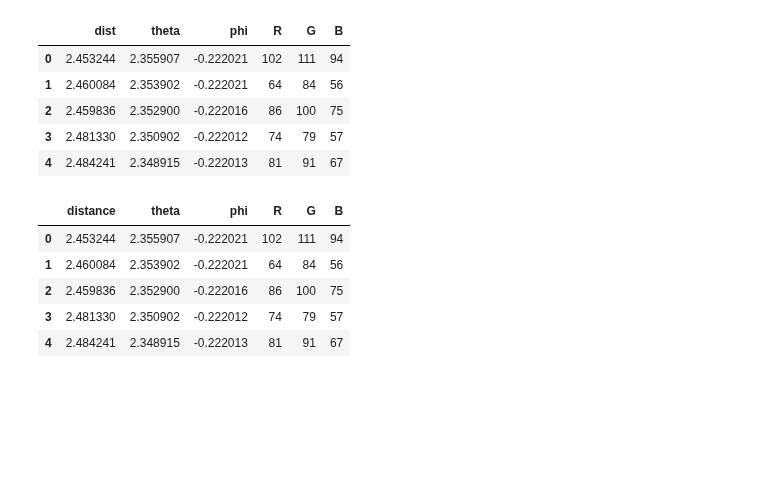
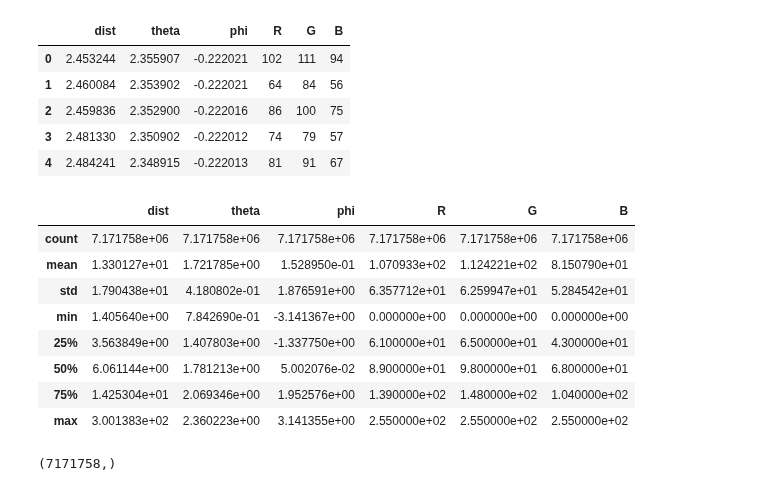
Before and after one commit to adgreer/Lidar, a Jupyter notebook: Laurent/B3 - Raster creation.ipynb, the cells around one changed output. Saved outputs shown, nothing was run; the diff lists cells and outputs as text; code cells hidden in the pictures; blank space fills up the shorter version.

```diff
--- a/Laurent/B3 - Raster creation.ipynb
+++ b/Laurent/B3 - Raster creation.ipynb
@@ -164,11 +168,14 @@ dataset.head()
 | 3 | 2.481330 | 2.350902 | -0.222012 | 74 | 79 | 57 |
 | 4 | 2.484241 | 2.348915 | -0.222013 | 81 | 91 | 67 |
 # %%
-dataset.head()#.describe()
+dataset.describe()
 # %% [output]
-|  | distance | theta | phi | R | G | B |
-| 0 | 2.453244 | 2.355907 | -0.222021 | 102 | 111 | 94 |
-| 1 | 2.460084 | 2.353902 | -0.222021 | 64 | 84 | 56 |
-| 2 | 2.459836 | 2.352900 | -0.222016 | 86 | 100 | 75 |
-| 3 | 2.481330 | 2.350902 | -0.222012 | 74 | 79 | 57 |
-| 4 | 2.484241 | 2.348915 | -0.222013 | 81 | 91 | 67 |
+|  | dist | theta | phi | R | G | B |
+| count | 7.171758e+06 | 7.171758e+06 | 7.171758e+06 | 7.171758e+06 | 7.171758e+06 | 7.171758e+06 |
+| mean | 1.330127e+01 | 1.721785e+00 | 1.528950e-01 | 1.070933e+02 | 1.124221e+02 | 8.150790e+01 |
+| std | 1.790438e+01 | 4.180802e-01 | 1.876591e+00 | 6.357712e+01 | 6.259947e+01 | 5.284542e+01 |
+| min | 1.405640e+00 | 7.842690e-01 | -3.141367e+00 | 0.000000e+00 | 0.000000e+00 | 0.000000e+00 |
+| 25% | 3.563849e+00 | 1.407803e+00 | -1.337750e+00 | 6.100000e+01 | 6.500000e+01 | 4.300000e+01 |
+| 50% | 6.061144e+00 | 1.781213e+00 | 5.002076e-02 | 8.900000e+01 | 9.800000e+01 | 6.800000e+01 |
+| 75% | 1.425304e+01 | 2.069346e+00 | 1.952576e+00 | 1.390000e+02 | 1.480000e+02 | 1.040000e+02 |
+| max | 3.001383e+02 | 2.360223e+00 | 3.141355e+00 | 2.550000e+02 | 2.550000e+02 | 2.550000e+02 |
@@ -174,0 +203,6 @@ dataset.head()#.describe()
+# %%
+#data = curs.execute("SELECT dist, theta, phi, R, G, B FROM cloud;")
+data = curs.execute("SELECT COUNT(*) FROM cloud;")
+data.fetchone()
+# %% [output]
+(7171758,)
```
Also changed, not shown: parts of 14 cells of this notebook.
